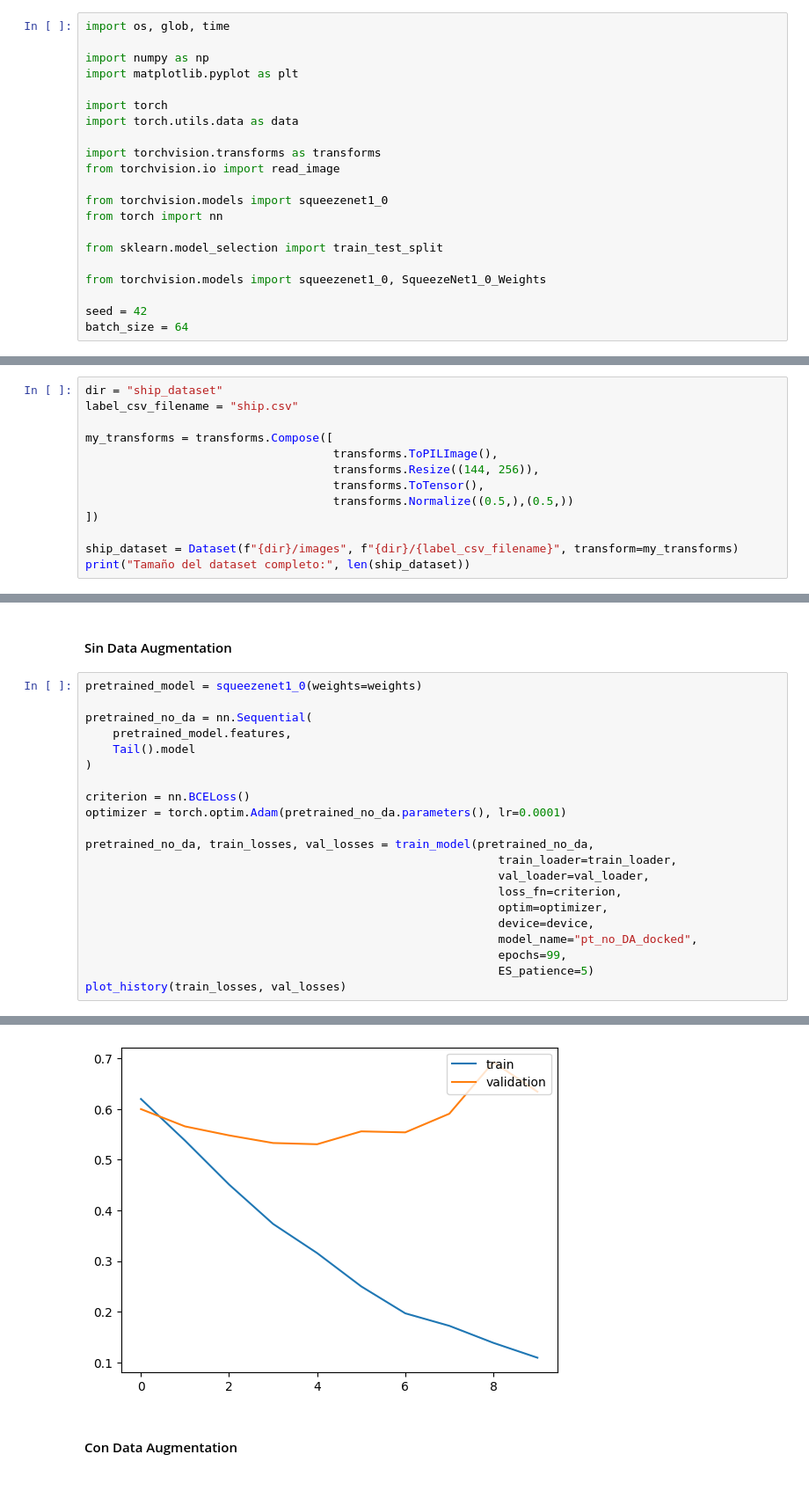
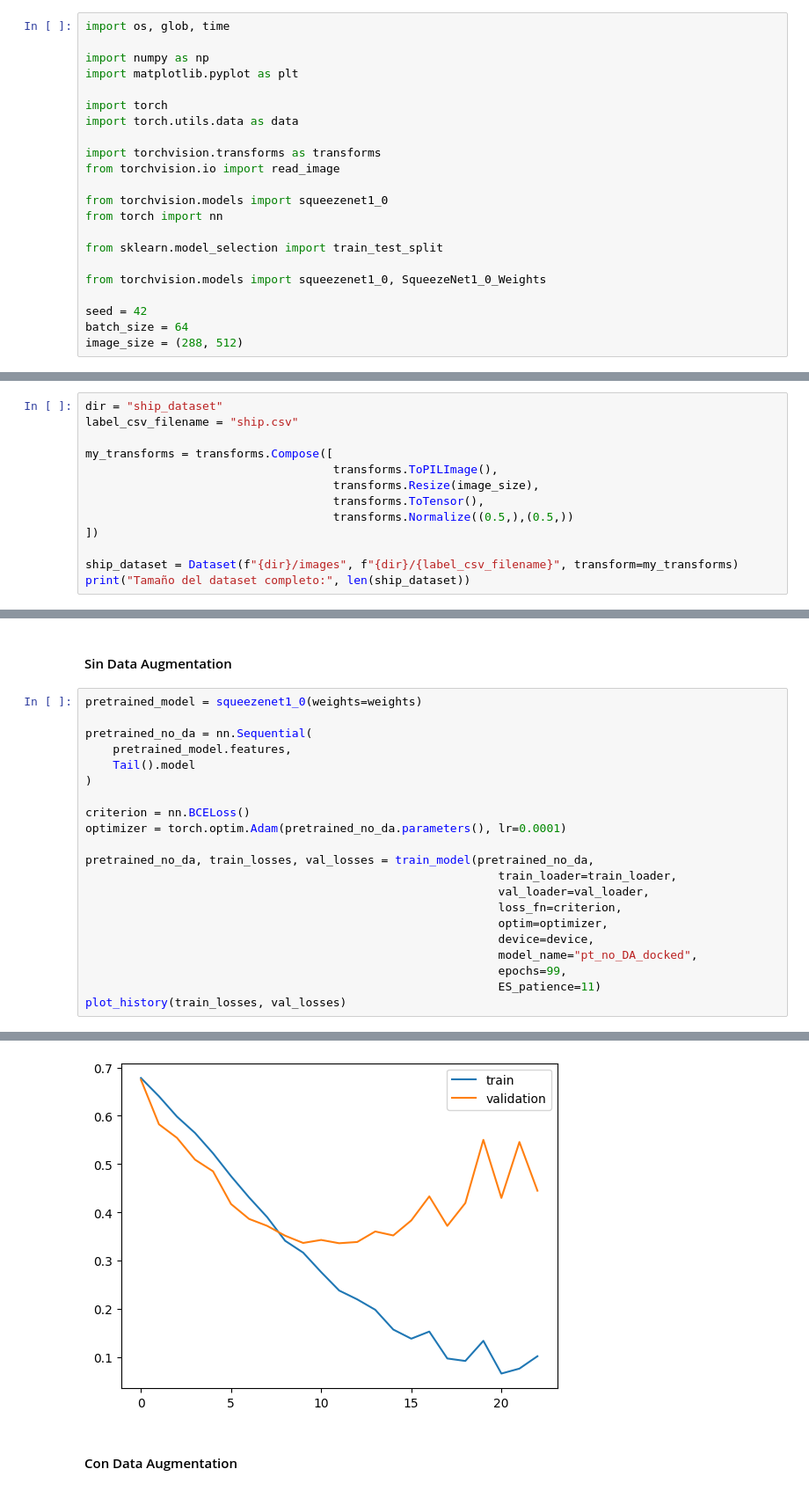
Before and after one commit to ivan2k4/VCA2025, a Jupyter notebook: p1.ipynb, the cells around one changed output, grey strips where cells are left out. Shown at 88% size. Saved outputs shown, nothing was run; the diff lists cells and outputs as text.

```diff
--- a/p1.ipynb
+++ b/p1.ipynb
@@ -60,6 +60,7 @@ from torchvision.models import squeezenet1_0, SqueezeNet1_0_Weights
 
 seed = 42
 batch_size = 64
+image_size = (288, 512)
 # %% [markdown]
 ## **Tarea 1**: Dataset class personalizada para la carga del dataset
 # %% [markdown]
@@ -131,7 +132,7 @@ label_csv_filename = "ship.csv"
 
 my_transforms = transforms.Compose([
                                     transforms.ToPILImage(),
-                                    transforms.Resize((144, 256)),
+                                    transforms.Resize(image_size),
                                     transforms.ToTensor(),
                                     transforms.Normalize((0.5,),(0.5,))
 ])
@@ -739,7 +744,7 @@ pretrained_no_da, train_losses, val_losses = train_model(pretrained_no_da,
                                                             device=device,
                                                             model_name="pt_no_DA_docked",
                                                             epochs=99,
-                                                            ES_patience=5)
+                                                            ES_patience=11)
 plot_history(train_losses, val_losses)
 # %% [output]
 Device: cuda:0
@@ -758,4 +767,4 @@ El mejor modelo era el de la epoch 5 con una pérdida de validación de 0.5305
-[figure, old version]
+[figure, new version]
 # %% [markdown]
 #### Con Data Augmentation
 # %%
```
Also changed, not shown: parts of 25 cells of this notebook, 17 other files.
